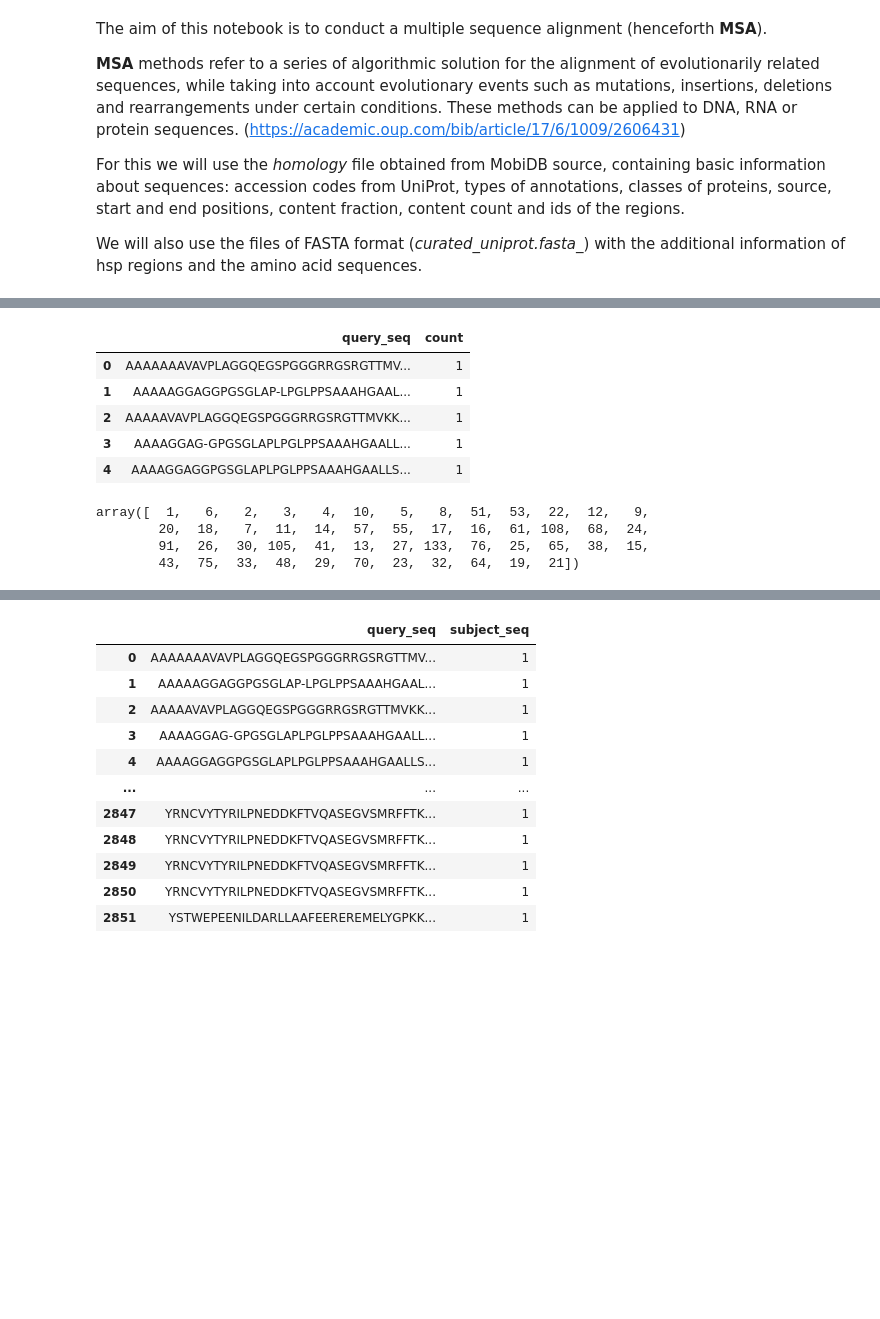
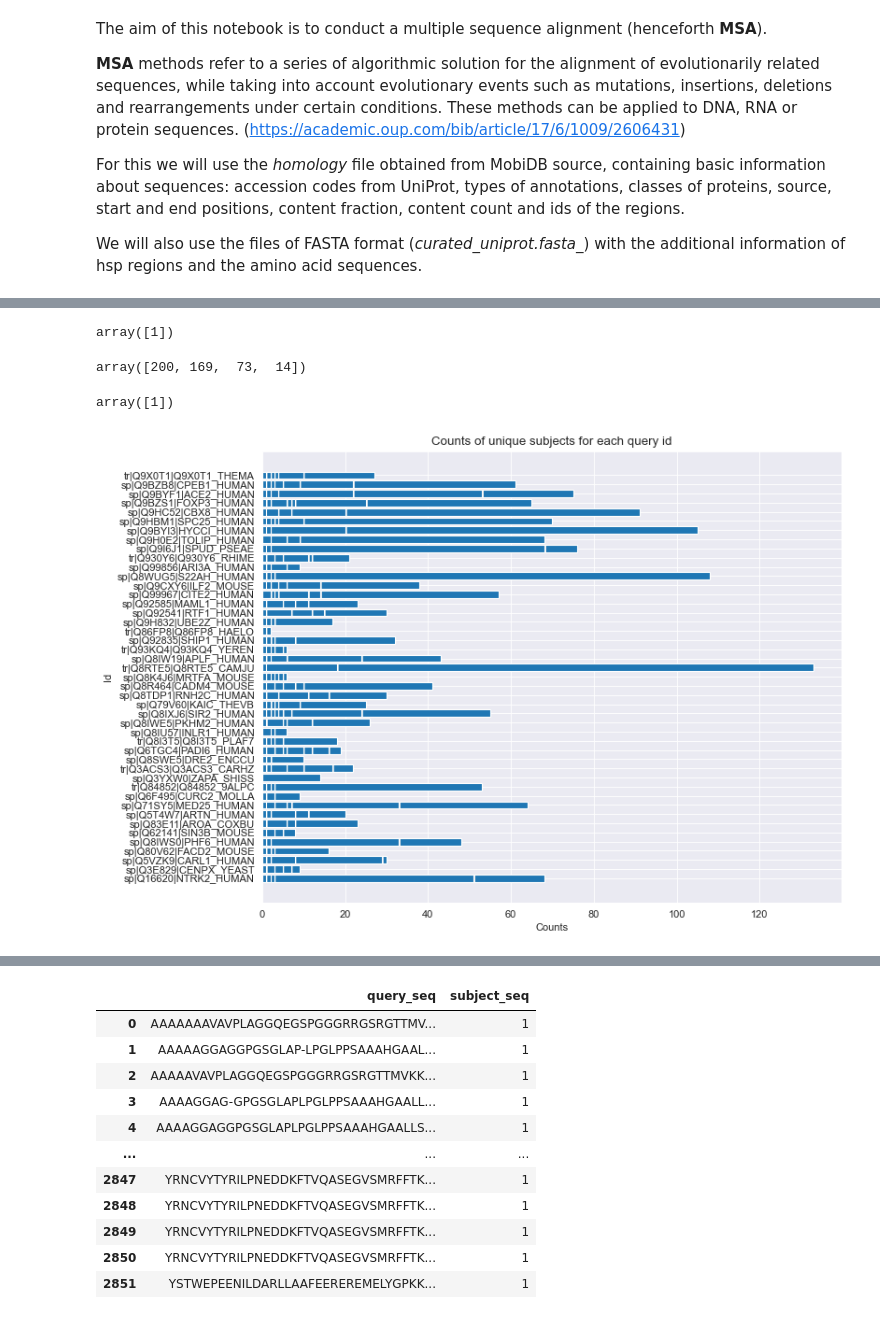
Before and after one commit to AlyaHarvelle/HMMER, a Jupyter notebook: MSA_0504.ipynb, the cells around one changed output, grey strips where cells are left out. Drawn from its saved outputs; the diff is of its cells as text; code cells hidden in the pictures; blank space fills up the shorter version.

```diff
--- a/MSA_0504.ipynb
+++ b/MSA_0504.ipynb
@@ -45,18 +33,0 @@ ABABABABABABAB---BABABABABABABA
-# %%
-# Iterate through each line of curated file
-'''
-with open("curated_uniprot.fasta_75") as f:
-    # Iterate queries
-    blast_records = NCBIXML.parse(f)
-    for blast_record in blast_records:
-        for alignment in blast_record.alignments:
-                    print("*****Hit*****")
-                    print("sequence:", alignment.title)
-                    print("length:", alignment.length)
-                    print("e value:", hsp.expect)
-                    print("query:", hsp.query)
-                    print("match:", hsp.match)
-                    print("subject:", hsp.sbjct)
-                    print('Subject start', hsp.sbjct_start)
-                    print("\n")
-'''
@@ -147,22 +197,32 @@ df.head()
 # %%
-# 2 columns, with the count correctly calculated
-grouped = df.groupby(['query_seq', 'subject_seq']).size().reset_index(name='count')
-grouped_counts = grouped.groupby('query_seq')['subject_seq'].nunique().reset_index(name='count')
-grouped_counts.head()
+# ---
+
+grouped_subj = df.groupby(['s_id', 'subject_seq']).size().reset_index(name='count')
+grouped_counts_subj = grouped_subj.groupby('s_id')['subject_seq'].nunique().reset_index(name='count')
+grouped_counts_subj['count'].unique()
 # %% [output]
-|  | query_seq | count |
-| 0 | AAAAAAAVAVPLAGGQEGSPGGGRRGSRGTTMV... | 1 |
-| 1 | AAAAAGGAGGPGSGLAP-LPGLPPSAAAHGAAL... | 1 |
-| 2 | AAAAAVAVPLAGGQEGSPGGGRRGSRGTTMVKK... | 1 |
-| 3 | AAAAGGAG-GPGSGLAPLPGLPPSAAAHGAALL... | 1 |
-| 4 | AAAAGGAGGPGSGLAPLPGLPPSAAAHGAALLS... | 1 |
+array([1])
-# %%
-# Check how many hits we obtained
-
-grouped_counts['count'].unique()
-# %% [output]
-array([  1,   6,   2,   3,   4,  10,   5,   8,  51,  53,  22,  12,   9,
-        20,  18,   7,  11,  14,  57,  55,  17,  16,  61, 108,  68,  24,
-        91,  26,  30, 105,  41,  13,  27, 133,  76,  25,  65,  38,  15,
-        43,  75,  33,  48,  29,  70,  23,  32,  64,  19,  21])
+# %%
+# Check the unique values of query ids
+
+merged['q_id'].value_counts().unique()
+# %% [output]
+array([200, 169,  73,  14])
+# %%
+# Check the unique values of subject ids
+
+merged['s_id'].value_counts().unique() # each subject id repeats only once
+# %% [output]
+array([1])
+# %%
+# Create a bar plot with the hits for each query ID
+
+figure(figsize=(10, 8), dpi=80)
+plt.barh(merged['q_id'], merged['count'])
+plt.xlabel('Counts')
+plt.ylabel('Id')
+plt.title('Counts of unique subjects for each query id')
+plt.show()
+# %% [output]
+[figure, added]
 # %%
```
Also changed, not shown: parts of 21 cells of this notebook.
